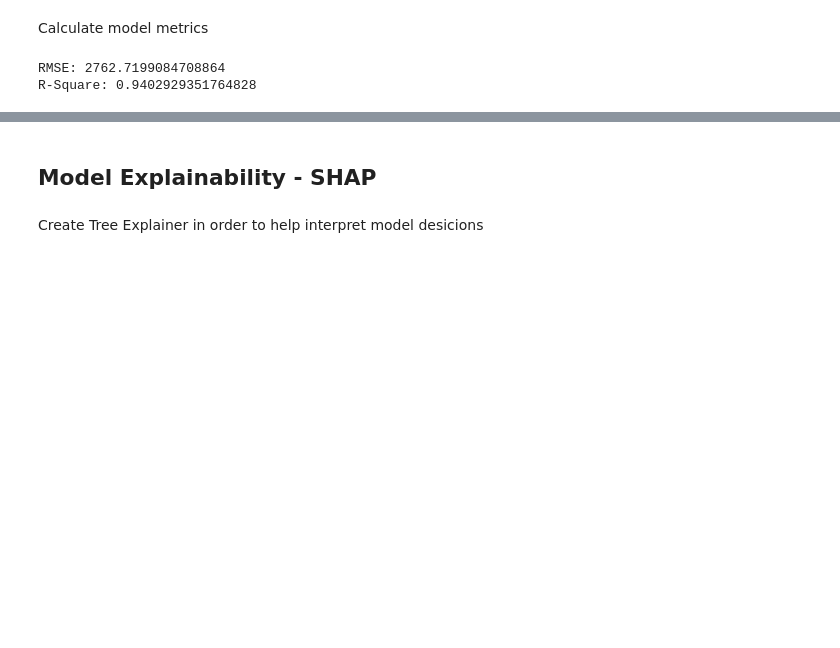
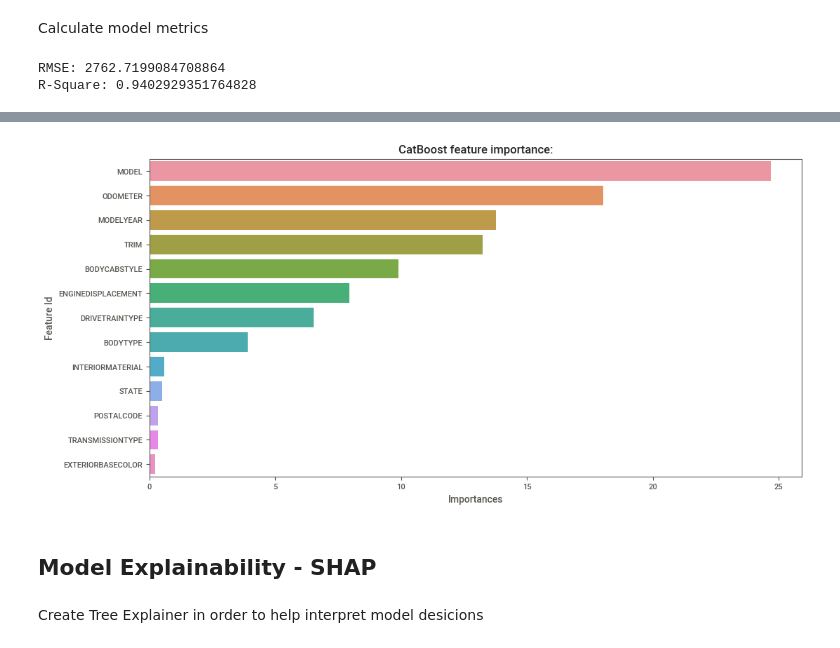
Before and after one commit to kuroevan/CPP-Project, a Jupyter notebook: Car Price Prediction Project.ipynb, the cells around one changed output, grey strips where cells are left out. Saved outputs shown, nothing was run; the diff lists cells and outputs as text; code cells hidden in the pictures; blank space fills up the shorter version.

Commit message:
visualization fix
visualization fix

```diff
--- a/Car Price Prediction Project.ipynb
+++ b/Car Price Prediction Project.ipynb
@@ -48,7 +49,7 @@ sns.set(color_codes=True)
 # %% [markdown]
 ### Data Acquisition - Data Loading
 # %%
-data = pd.read_csv("FordMarketData.txt", sep="\t", header=(0))
+data = pd.read_csv("MarketData.txt", sep="\t", header=(0))
 data.shape
 # %% [output]
 (475673, 16)
@@ -826,0 +799,3 @@ R-Square: 0.9402929351764828
+# %%
+feature_importance_df = cbc.get_feature_importance(prettified=True)
+feature_importance_df
@@ -827,3 +817,9 @@ R-Square: 0.9402929351764828
+# %%
+plt.figure(figsize=(12, 6));
+sns.barplot(x="Importances", y="Feature Id", data=feature_importance_df);
+plt.title('CatBoost feature importance:');
+# %% [output]
+[figure, added]
 # %% [markdown]
 ## Model Explainability - SHAP
 # %% [markdown]
```
Also changed, not shown: parts of 9 cells of this notebook, 7 other files.
